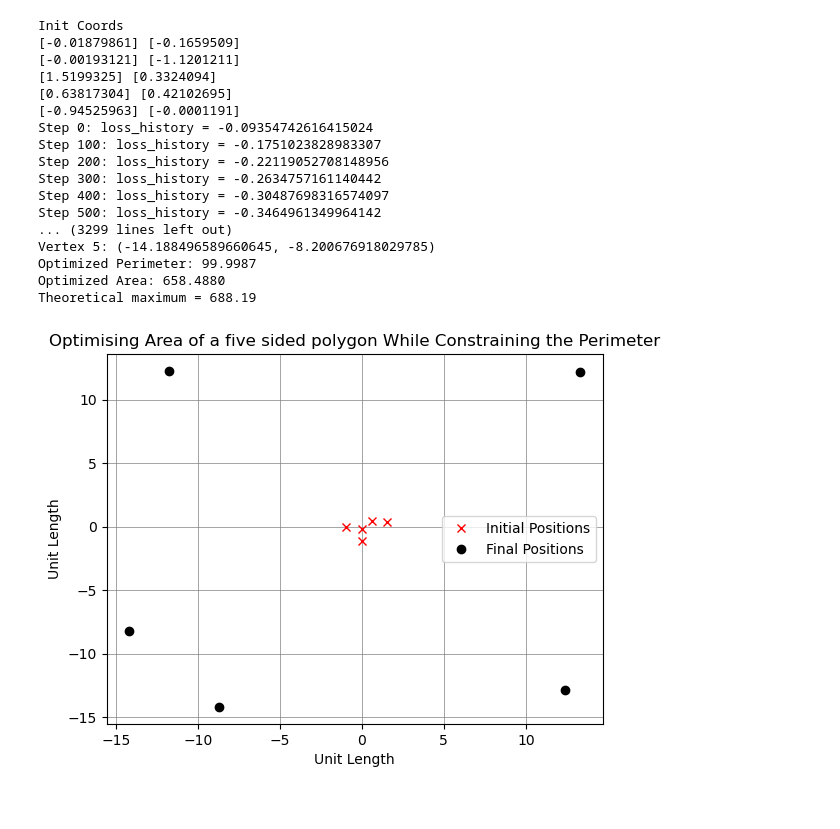
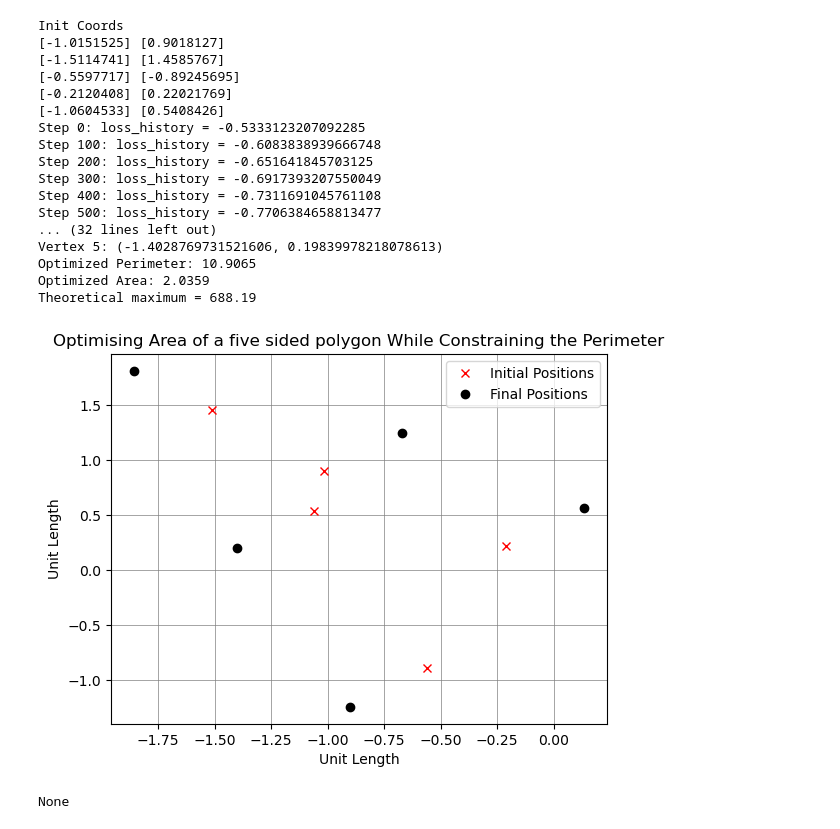
Before and after one commit to tart-telescope/array-optimization, a Jupyter notebook: maximising area of a 5-sided pollygon.ipynb, the cells around one changed output. Saved outputs shown, nothing was run; the diff lists cells and outputs as text; code cells hidden in the pictures.

```diff
--- a/maximising area of a 5-sided pollygon.ipynb
+++ b/maximising area of a 5-sided pollygon.ipynb
@@ -80,7 +80,7 @@ optimizer = optim.RMSprop([x1, y1, x2, y2, x3, y3, x4, y4, x5, y5], lr=.0001)
 #RMSprop
 
 # Number of steps in the optomisation
-steps = 330000
+steps = 3300
 
 # perimeter constraint...limmited to 100 units
 max_perimeter = 100
@@ -184,49 +184,53 @@ point5 = [x5.item(), y5.item()]
 #plt.plot(x_values_13, y_values_13, linestyle="--")
 #plt.plot(x_values_12, y_values_12, linestyle="--")
 #plt.plot(x_values_23, y_values_23, linestyle="--")
 
 
 #x_values_42 = [point4[0], point2[0]]
 #y_values_42 = [point4[1], point2[1]]
 
 #x_values_43 = [point4[0], point3[0]]
 #y_values_43 = [point4[1], point3[1]]
 
 #x_values_23 = [point2[0], point3[0]]
 #y_values_23 = [point2[1], point3[1]]
 
 
 #plt.plot(x_values_13, y_values_13, linestyle="--" ,color='red',linewidth=.5)
 #plt.plot(x_values_12, y_values_12, linestyle="--" ,color='red')
 #plt.plot(x_values_23, y_values_23, linestyle= "--", linewidth = "2" ,color='red')
 
 #plt.plot(x_values_43, y_values_43, linestyle="--", color='green')
 #plt.plot(x_values_42, y_values_42, linestyle="--", color='green',linewidth=.5)
 #plt.plot(x_values_23, y_values_23, linestyle="--" ,color='green')
 
 #plt.plot(x1.detach().numpy(), y1.detach().numpy(), 'o', color='pink')
 #plt.plot(x2.detach().numpy(), y2.detach().numpy(), 'o', color='pink')
 #plt.plot(x3.detach().numpy(), y3.detach().numpy(), 'o', color='pink')
 #plt.plot(x4.detach().numpy(), y4.detach().numpy(),'o', color='pink')
 # %% [output]
 Init Coords
-[-0.01879861] [-0.1659509]
-[-0.00193121] [-1.1201211]
-[1.5199325] [0.3324094]
-[0.63817304] [0.42102695]
-[-0.94525963] [-0.0001191]
-Step 0: loss_history = -0.09354742616415024
-Step 100: loss_history = -0.1751023828983307
-Step 200: loss_history = -0.22119052708148956
-Step 300: loss_history = -0.2634757161140442
-Step 400: loss_history = -0.30487698316574097
-Step 500: loss_history = -0.3464961349964142
-... (3299 lines left out)
-Vertex 5: (-14.188496589660645, -8.200676918029785)
-Optimized Perimeter: 99.9987
-Optimized Area: 658.4880
+[-1.0151525] [0.9018127]
+[-1.5114741] [1.4585767]
+[-0.5597717] [-0.89245695]
+[-0.2120408] [0.22021769]
+[-1.0604533] [0.5408426]
+Step 0: loss_history = -0.5333123207092285
+Step 100: loss_history = -0.6083838939666748
+Step 200: loss_history = -0.651641845703125
+Step 300: loss_history = -0.6917393207550049
+Step 400: loss_history = -0.7311691045761108
+Step 500: loss_history = -0.7706384658813477
+... (32 lines left out)
+Vertex 5: (-1.4028769731521606, 0.19839978218078613)
+Optimized Perimeter: 10.9065
+Optimized Area: 2.0359
 Theoretical maximum = 688.19
-[figure, old version]
+[figure, new version]
+# %%
+print(loss.grad)
+# %% [output]
+None
 # %%
 plt.plot(loss_history)
 plt.title("Loss Function for five sided polygon Area Optimization with Perimeter Constraint")
```
Also changed, not shown: parts of 1 cell of this notebook, 13 other files.
